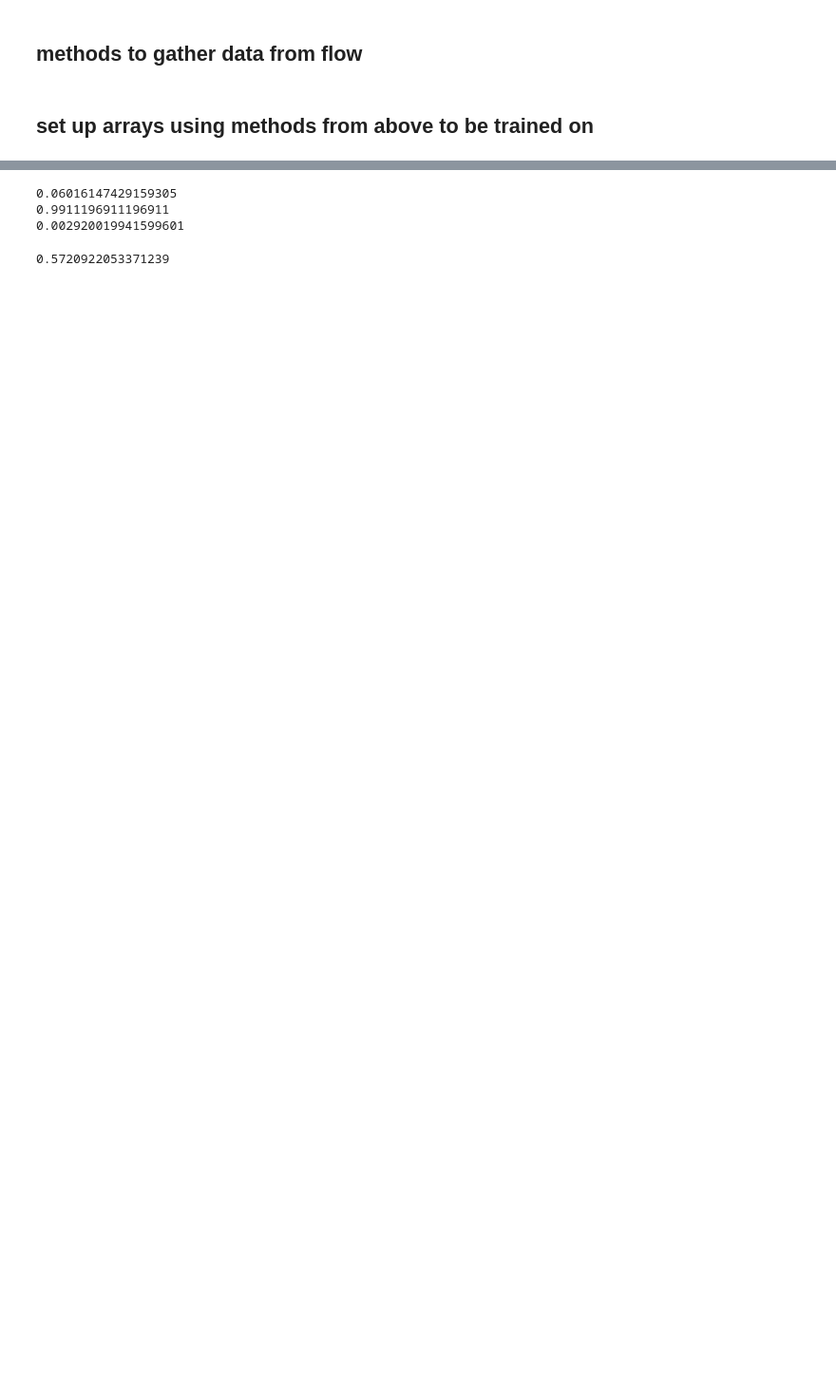
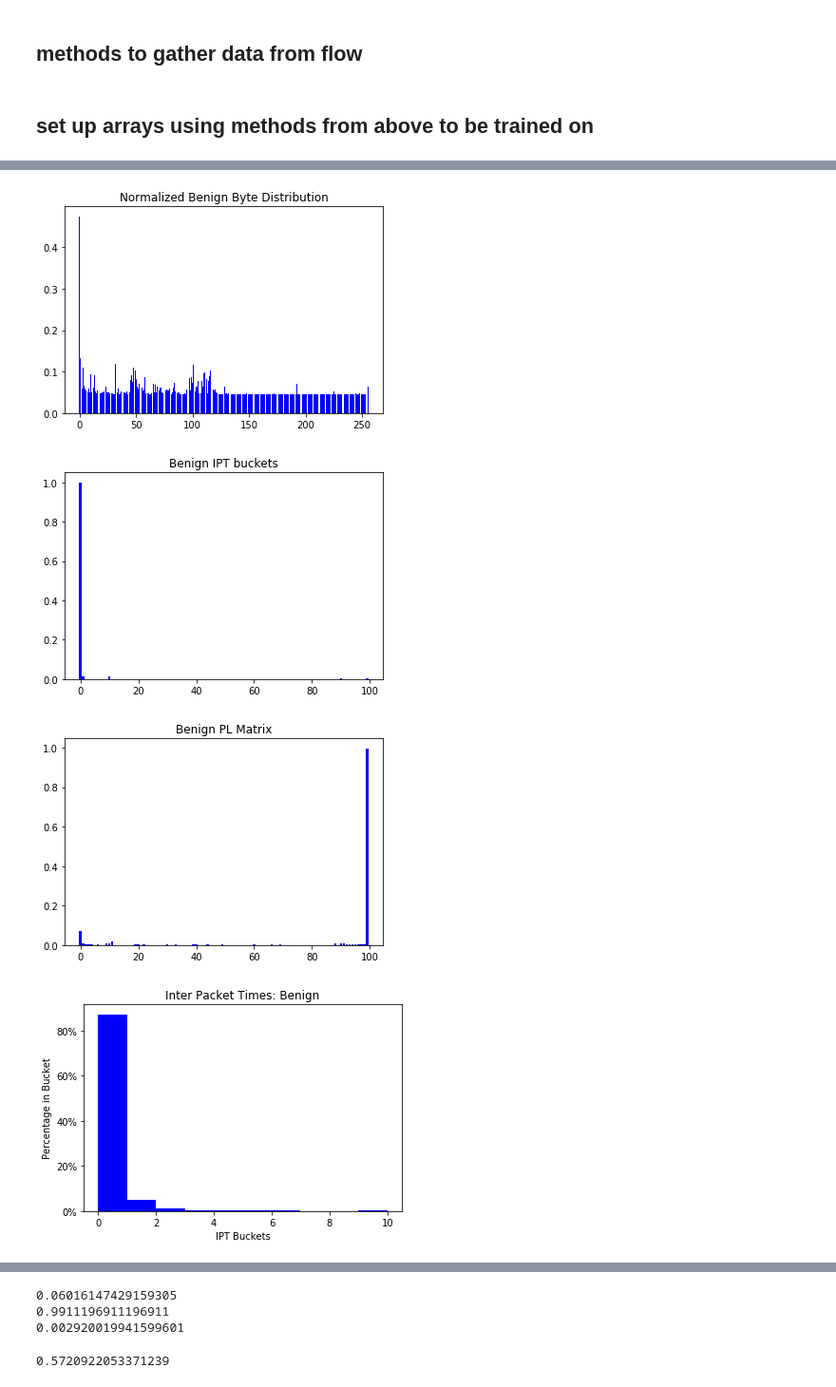
Before and after one commit to Alienekoo/PirateFinder, a Jupyter notebook: flow_classifier.ipynb, the cells around one changed output, grey strips where cells are left out. Shown: that part at 95% size. Cells and saved outputs as stored; diff of their text form; code cells hidden in the pictures; blank space fills up the shorter version.

```diff
--- a/flow_classifier.ipynb
+++ b/flow_classifier.ipynb
@@ -463,0 +523,9 @@ plt.show()
+# %%
+benign_d, benign_n = graph_arrays(byte_dist_h=b_byte_dist_h, ipt_tm=b_ipt_h, pl_tm=b_pl, ipts_h=b_ipts,
+             pkt_size=b_pkt_size, flow_size=b_flow_size, num_pkts=b_num_pkts,
+             flow_time=b_flow_time, g_color='b', name_data='Benign')
+# %% [output]
+[figure, added]
+[figure, added]
+[figure, added]
+[figure, added]
```
Also changed, not shown: parts of 61 cells of this notebook.
